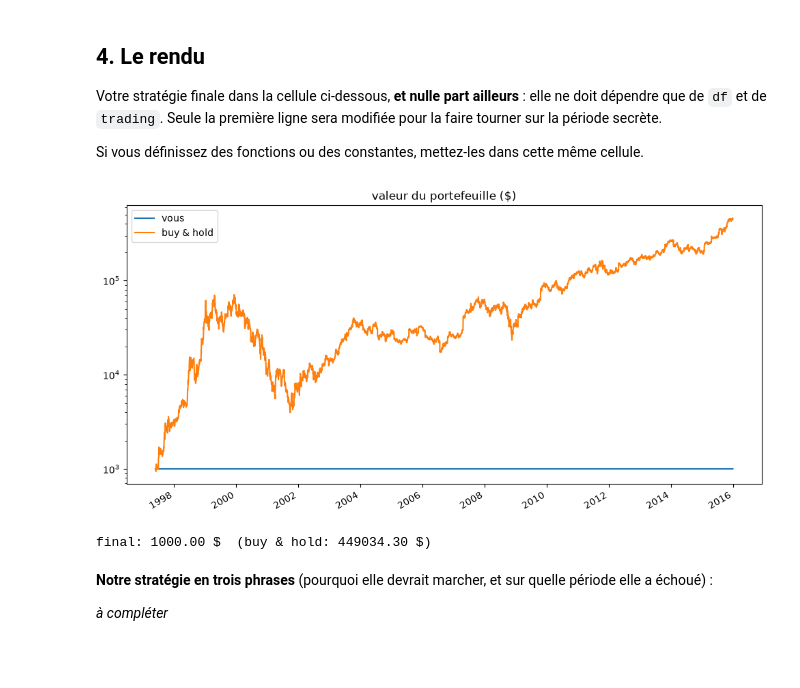
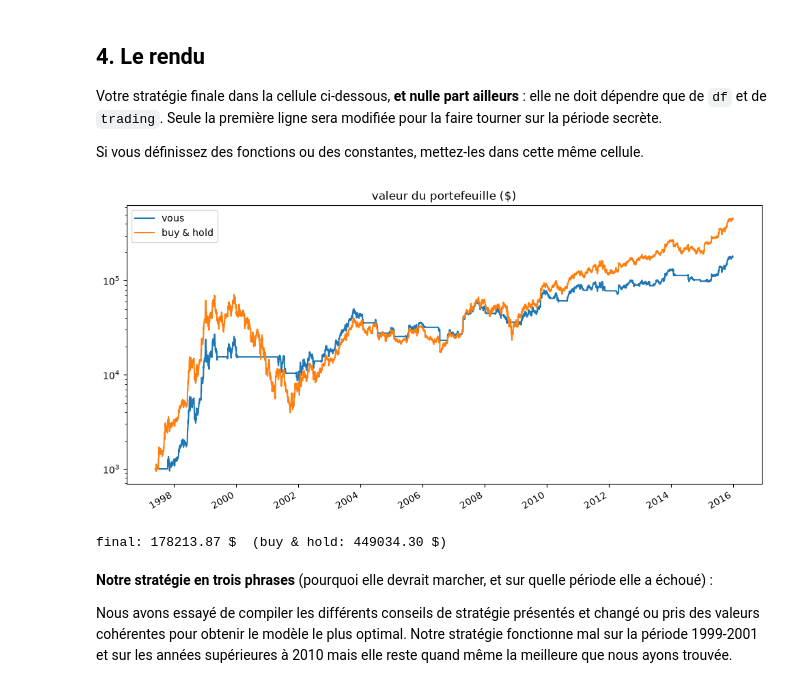
Before and after one commit to LolaFaus/projet-trading-pandas, a Jupyter notebook: groupe-8.ipynb, the cells around one changed output. Saved outputs shown, nothing was run; the diff lists cells and outputs as text; code cells hidden in the pictures; blank space fills up the shorter version.

```diff
--- a/groupe-8.ipynb
+++ b/groupe-8.ipynb
@@ -70,10 +70,12 @@ Construisez une dataframe `df` :
 
 Rappels utiles : `pd.read_csv(..., skiprows=)`, `pd.to_datetime()`, `dropna(subset=)`, `set_index()`, `sort_index()`.
 # %%
-df=pd.read_csv("./data/Amazon.csv",skiprows=3, sep=',', index_col='Date')
+df=pd.read_csv("./data/Amazon.csv",skiprows=3, sep=',')
+df=df.dropna() #on enlève les lignes contenant des NaT
+df=df.set_index('Date') #On indexe le DataFrame par la date
 df.index = pd.to_datetime(df.index)
-df=df.dropna() #on enlève les lignes contenant des NaT
 df=df.sort_values(['Date']) # on trie par date croissante
-df=df[['Close']]
+#df=df[['Close']]
 print(df.head())
+df['Volume'].describe()
 # %% [output]
@@ -221,13 +242,13 @@ Quand elle passe **en dessous**, il est en train de baisser. Les traders appelle
 - **combien de fois se croisent-elles** sur cette période ? Indice : `(courte > longue)` est une série de booléens ;
   `.astype(int).diff()` vaut $+1$ ou $-1$ le jour d'un croisement, $0$ sinon
 # %%
-df = df[df.index.notna()].sort_index()
-df['mm20'] = df.Close.rolling(20).mean() #on refait comme précédemment
-df['mm100'] = df.Close.rolling(100).mean()
+#df = df[df.index.notna()].sort_index()
+df['mm20'] = df.Close.rolling(20).mean() #moyenne courte
+df['mm100'] = df.Close.rolling(100).mean() #moyenne longue
 
 sub = df.loc['2010':'2015']
 
-fig, ax = plt.subplots(figsize=(15,5))
+fig, ax = plt.subplots(figsize=(15,5)) # on agrandit la figure pour que ce soit plus clair
 ax.plot(sub.index, sub.Close, label='Close', alpha=0.5, lw=1)
 ax.plot(sub.index, sub.mm20, label='MM 20 jours')
 ax.plot(sub.index, sub.mm100, label='MM 100 jours')
@@ -421,13 +444,54 @@ Seule la première ligne sera modifiée pour la faire tourner sur la période se
 Si vous définissez des fonctions ou des constantes, mettez-les dans cette même cellule.
 # %%
 stock = Stock(df, end='2015')     # ← la seule ligne qui sera modifiée pour la période secrète
+
+prix_achat = None                       # C_achat, pour calculer le gain g_t
 for date, history in stock.days():
-    ...                           # votre stratégie
+    p = history.Close                      # les cours jusqu'à aujourd'hui inclus
+
+    if len(history) < 100:                   # pas assez de passé : on ne fait rien
+        continue
+
+    mm_courte = p.iloc[-20:].mean()         # moyenne mobile courte (20 jours)
+    mm_longue = p.iloc[-100:].mean()         # moyenne mobile longue (100 jours)
+    volatilite = p.pct_change().iloc[-20:].std()   # volatilité sur 20 jours
+    volume = history.Volume
+    #1) croisement de moyennes mobiles : Golden Cross + investissement partiel
+    if mm_courte > mm_longue  and stock.bankAccount() > 0:
+            stock.buy(0.4 * stock.bankAccount() / stock.price())
+            prix_achat = p.iloc[-1]
+
+    #2) croisement de moyennes mobiles : Death Cross
+    elif mm_courte < mm_longue  and stock.amount() > 0:
+            stock.sell()
+            prix_achat = None
+
+    #3) Je trouve que c'est très incertain d'estimer la remontée après un certain nombre de jours de baisse, donc je n'ai pas utilisé cette stratégie.
+
+    #4) prendre ses gains / limiter ses pertes
+    elif stock.amount() > 0 and prix_achat is not None and ((p.iloc[-1] / prix_achat)-1 > 0.7 or (p.iloc[-1] / prix_achat)-1 < -0.05):
+        stock.sell()
+        prix_achat = None
+
+    #5) Volatilité
+    elif volatilite > 0.025 : #J'ai pris cette valeur en regardant sur le graphe de la volatilité de la question 1.3, c'est simplement problématique pour la période 2000-2008
+        if stock.amount() > 0:
+            stock.sell()
+            prix_achat = None
+
+    #6) Volume :
+    elif volume.iloc[-1] > 8.5e+06 :      #j'ai pris la valeur du troisième quartile quand on fait df['Volume'].describe()
+        stock.sell()
+        prix_achat = None
+
+    #7) Calendrier : je ne savais pas quel jour était favorable donc je ne l'ai pas fait
+
+
 stock.plot()
 # %% [output]
-[figure, old version]
+[figure, new version]
-final: 1000.00 $  (buy & hold: 449034.30 $)
+final: 178213.87 $  (buy & hold: 449034.30 $)
 # %% [markdown]
 **Notre stratégie en trois phrases** (pourquoi elle devrait marcher, et sur quelle période elle a échoué) :
 
-*à compléter*
+Nous avons essayé de compiler les différents conseils de stratégie présentés et changé ou pris des valeurs cohérentes pour obtenir le modèle le plus optimal. Notre stratégie fonctionne mal sur la période 1999-2001 et sur les années supérieures à 2010 mais elle reste quand même la meilleure que nous ayons trouvée.
```
Also changed, not shown: parts of 12 cells of this notebook.
